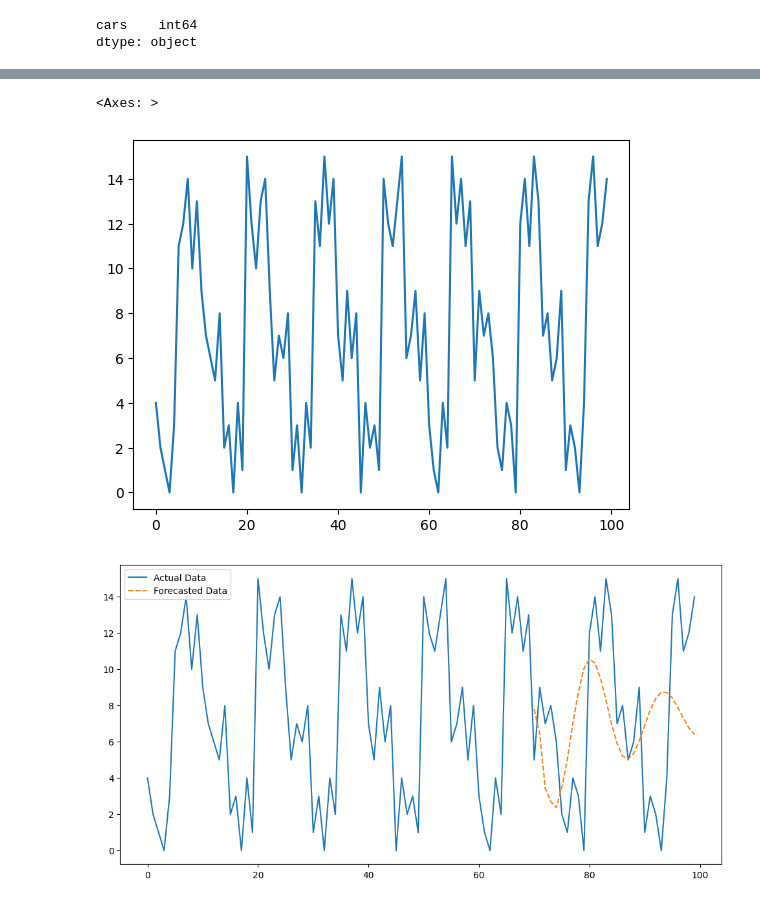
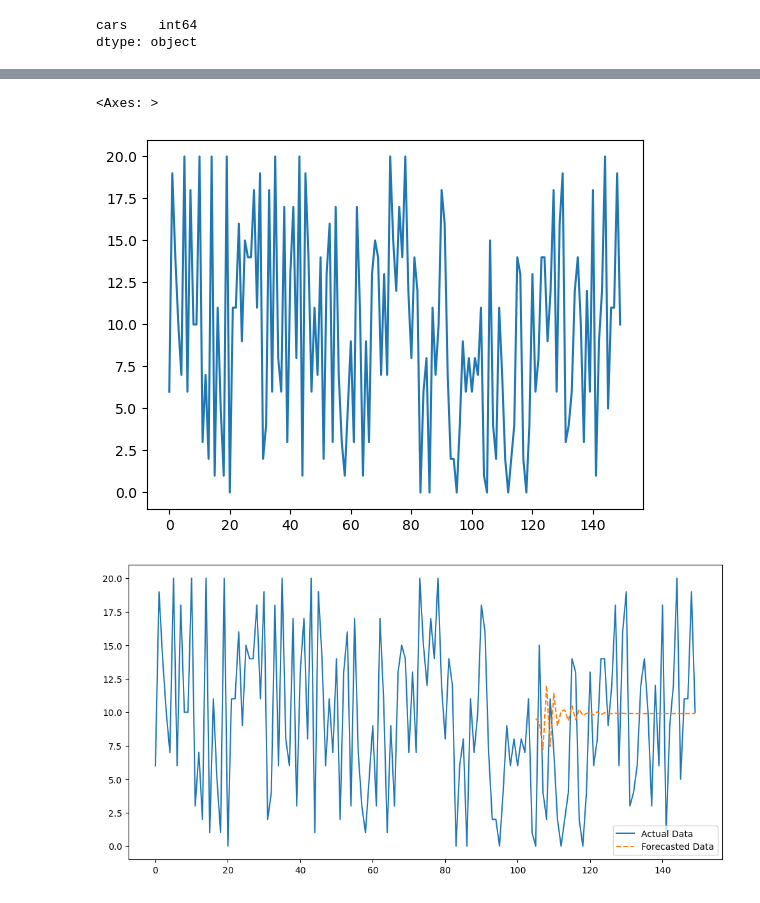
Before and after one commit to anirudhpk01/traffic-predictor-arima, a Jupyter notebook: arima_time_series.ipynb, the cells around one changed output, grey strips where cells are left out. Cells and saved outputs as stored; diff of their text form; code cells hidden in the pictures.

Commit message:
new array test

```diff
--- a/arima_time_series.ipynb
+++ b/arima_time_series.ipynb
@@ -3,7 +3,7 @@ import os
 import pandas as pd
 import numpy as np
 import matplotlib.pyplot as plt
-df = pd.read_csv("cars.csv") #currently doing with dataset that has date and values testing for time series
+df = pd.read_csv("synthetic_car_data_150_rows.csv") #currently doing with dataset that has date and values testing for time series
 df.head
 #df['date'] = df['date'].astype(str)
 
@@ -59,8 +59,8 @@ print(df.dtypes)
 cars    int64
 dtype: object
 # %%
-train = df[:70]
-test= df[70:]
+train = df[:105]
+test= df[105:]
 # %%
 from statsmodels.graphics.tsaplots import plot_acf, plot_pacf
 
@@ -139,7 +142,7 @@ import pmdarima as pm
 auto_arima = pm.auto_arima(train["cars"],
                               start_p=0, max_p=5,
                               start_q=0, max_q=5,
-                              seasonal=True, # Set True if you expect seasonality
+                              seasonal=False, # Set True if you expect seasonality
                               stepwise=True,
                               trace=True)
 auto_arima
@@ -194,30 +196,30 @@ df['forecast_auto'] = [None]*len(train) + list(forecast_test_auto)
 df["cars"].plot()
 # %% [output]
 <Axes: >
-[figure, old version]
+[figure, new version]
 # %%
 import matplotlib.pyplot as plt
 
 
 # Ensure the forecast is aligned with the test data
-forecast_test_auto = auto_arima.predict(n_periods=30)
+forecast_test_auto = auto_arima.predict(n_periods=45)
 
 # Create a new series that combines the train data with the forecast
 df['forecast_auto'] = [None]*len(train) + list(forecast_test_auto)
 
 # Plot the actual data and the forecasted data
 plt.figure(figsize=(12, 6))
 
 # Plot actual data
 plt.plot(df["cars"], label='Actual Data')
 
 # Plot forecasted data
 plt.plot(df['forecast_auto'], label='Forecasted Data', linestyle='--')
 
 plt.legend()
 plt.show()
 # %% [output]
-[figure, old version]
+[figure, new version]
 # %%
 #def predict_future(data, start_index, periods, model):
     # Select the data up to the start index for model training
```
Also changed, not shown: parts of 9 cells of this notebook, 3 other files.
